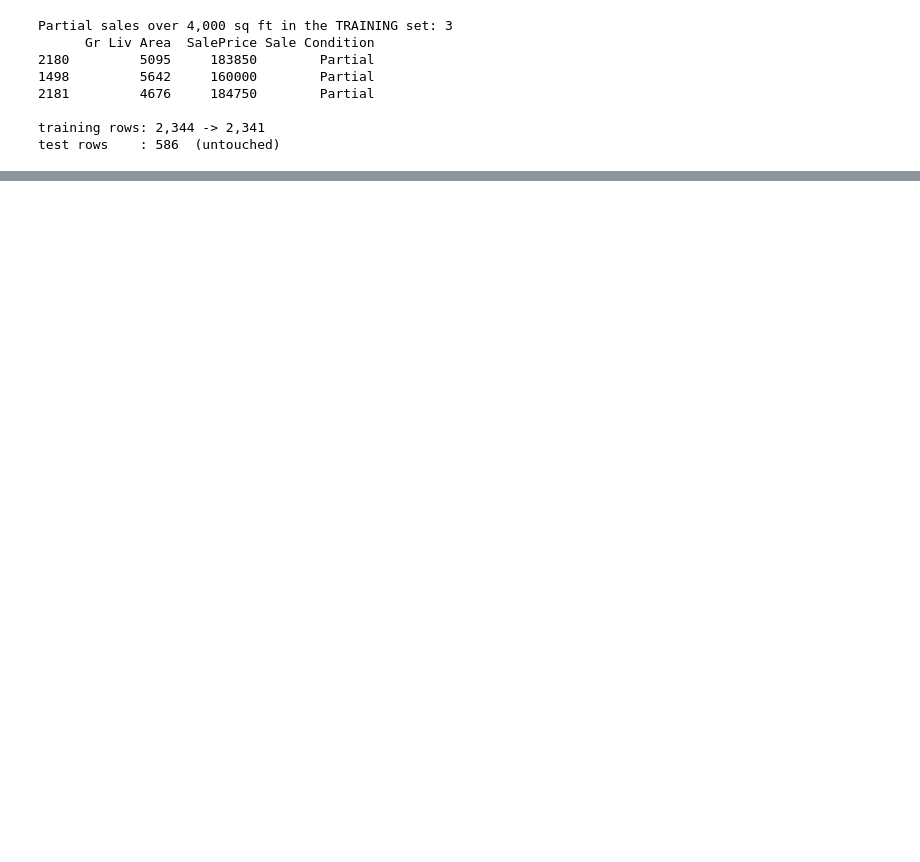
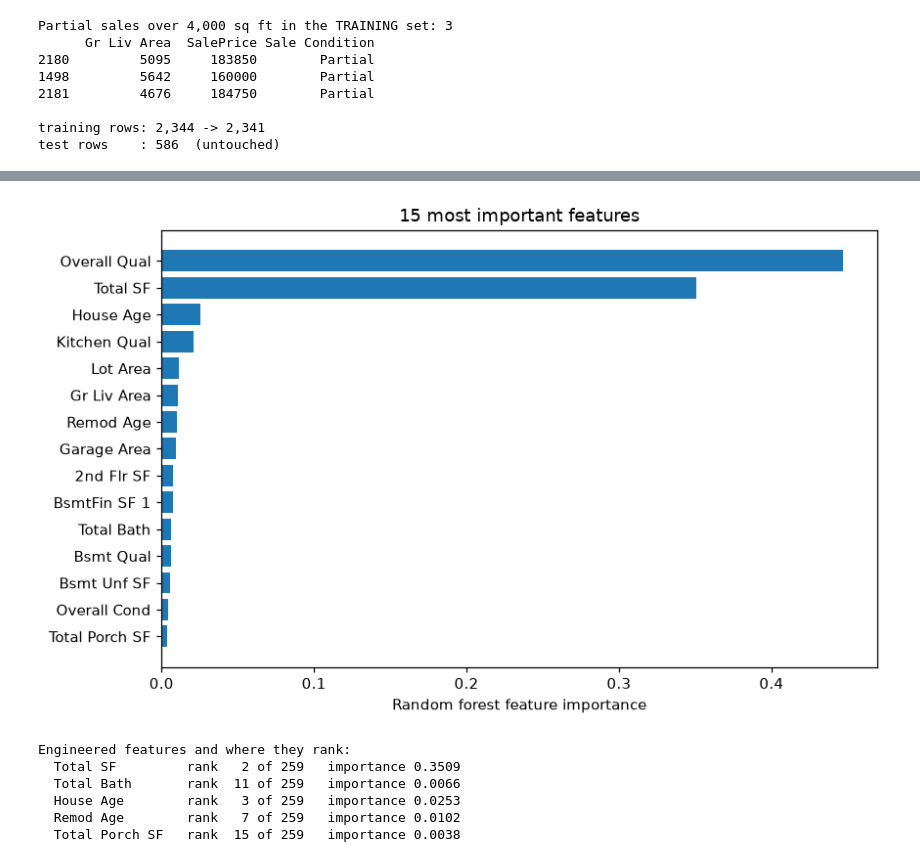
Before and after one commit to Elias-Chairi/IE500618-Assignment-1-Sale-Price-Data-ML-Workflow, a Jupyter notebook: notebooks/02_modeling.ipynb, the cells around one changed output, grey strips where cells are left out. Cells and saved outputs as stored; diff of their text form; code cells hidden in the pictures; blank space fills up the shorter version.

```diff
--- a/notebooks/02_modeling.ipynb
+++ b/notebooks/02_modeling.ipynb
@@ -265,0 +625,19 @@ plt.show()
+# %%
+models = {
+    "Linear Regression":        LinearRegression(),
+    "Decision Tree Regression": DecisionTreeRegressor(random_state=RANDOM_STATE),
+    "Random Forest Regression": RandomForestRegressor(random_state=RANDOM_STATE, n_jobs=-1),
+}
+
+
+def make_pipeline(regressor):
+    return Pipeline([
+        ("engineering", clone(engineering)),
+        ("preprocess",  clone(preprocess)),
+        ("regressor",   regressor),
+    ])
+
+
+pipelines = {name: make_pipeline(model) for name, model in models.items()}
+
+pipelines["Random Forest Regression"]
@@ -265,0 +862,29 @@ plt.show()
+# %%
+rf = pipelines["Random Forest Regression"]
+names_out = rf.named_steps["preprocess"].get_feature_names_out()
+importances = pd.Series(
+    rf.named_steps["regressor"].feature_importances_, index=names_out
+).sort_values(ascending=False)
+
+top = importances.head(15)[::-1]
+
+plt.figure(figsize=(8, 5))
+plt.barh([n.split("__", 1)[1] for n in top.index], top.values)
+plt.xlabel("Random forest feature importance")
+plt.title("15 most important features")
+plt.tight_layout(); plt.show()
+
+print("Engineered features and where they rank:")
+for f in ["Total SF", "Total Bath", "House Age", "Remod Age", "Total Porch SF"]:
+    key = f"num__{f}"
+    if key in importances.index:
+        print(f"  {f:16s} rank {importances.index.get_loc(key) + 1:3d} of {len(importances)}"
+              f"   importance {importances[key]:.4f}")
+# %% [output]
+[figure, added]
+Engineered features and where they rank:
+  Total SF         rank   2 of 259   importance 0.3509
+  Total Bath       rank  11 of 259   importance 0.0066
+  House Age        rank   3 of 259   importance 0.0253
+  Remod Age        rank   7 of 259   importance 0.0102
+  Total Porch SF   rank  15 of 259   importance 0.0038
```
Also changed, not shown: parts of 59 cells of this notebook, 1 other file.
